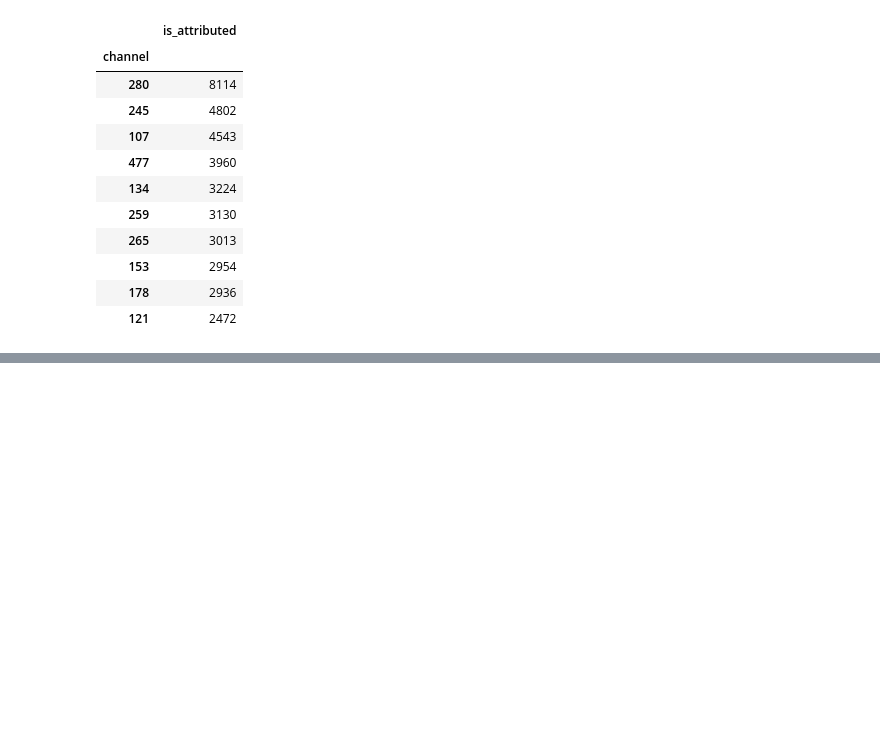
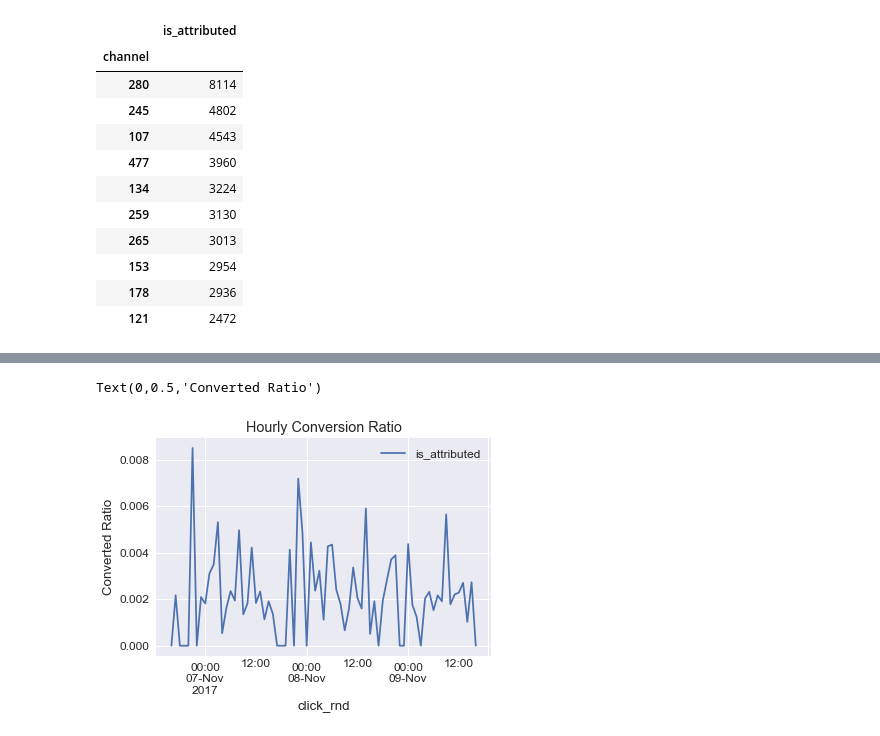
Before and after one commit to corazzon/KaggleStruggle, a Jupyter notebook: talkingdata-adtracking-fraud-detection/ad_fraud_detection_eda.ipynb, the cells around one changed output, grey strips where cells are left out. Drawn from its saved outputs; the diff is of its cells as text; code cells hidden in the pictures; blank space fills up the shorter version.

```diff
--- a/talkingdata-adtracking-fraud-detection/ad_fraud_detection_eda.ipynb
+++ b/talkingdata-adtracking-fraud-detection/ad_fraud_detection_eda.ipynb
@@ -594,0 +612,7 @@ counts[:10]
+# %%
+sample[['click_rnd', 'is_attributed']].groupby(['click_rnd'], as_index=True).mean().plot()
+plt.title('Hourly Conversion Ratio')
+plt.ylabel('Converted Ratio')
+# %% [output]
+Text(0,0.5,'Converted Ratio')
+[figure, added]
```
Also changed, not shown: parts of 4 cells of this notebook.
